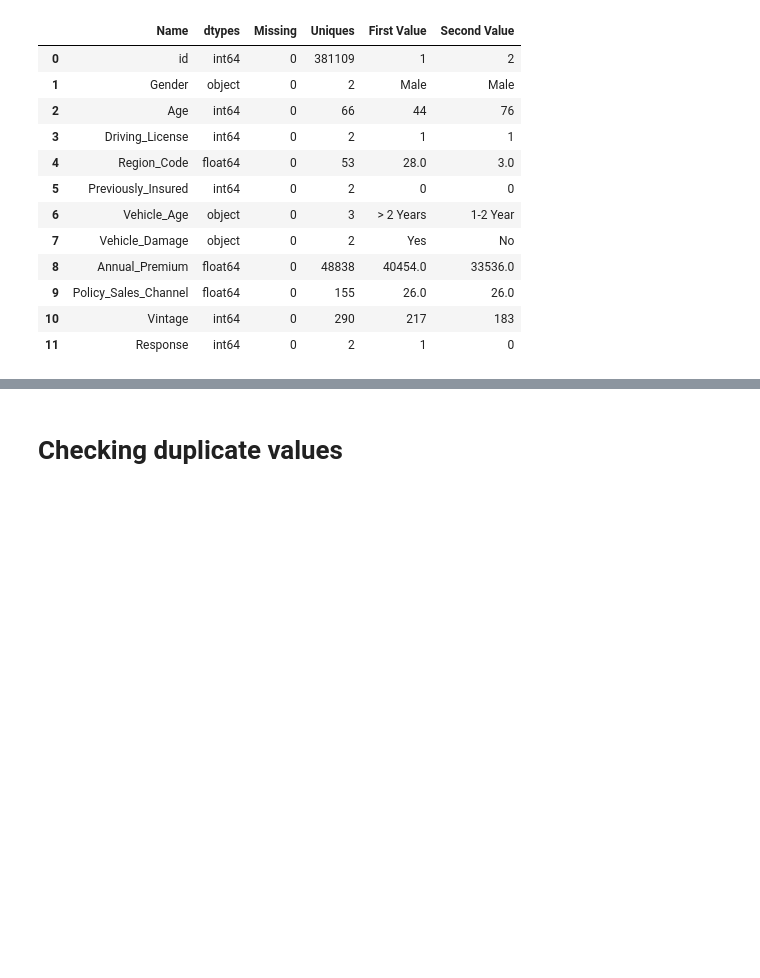
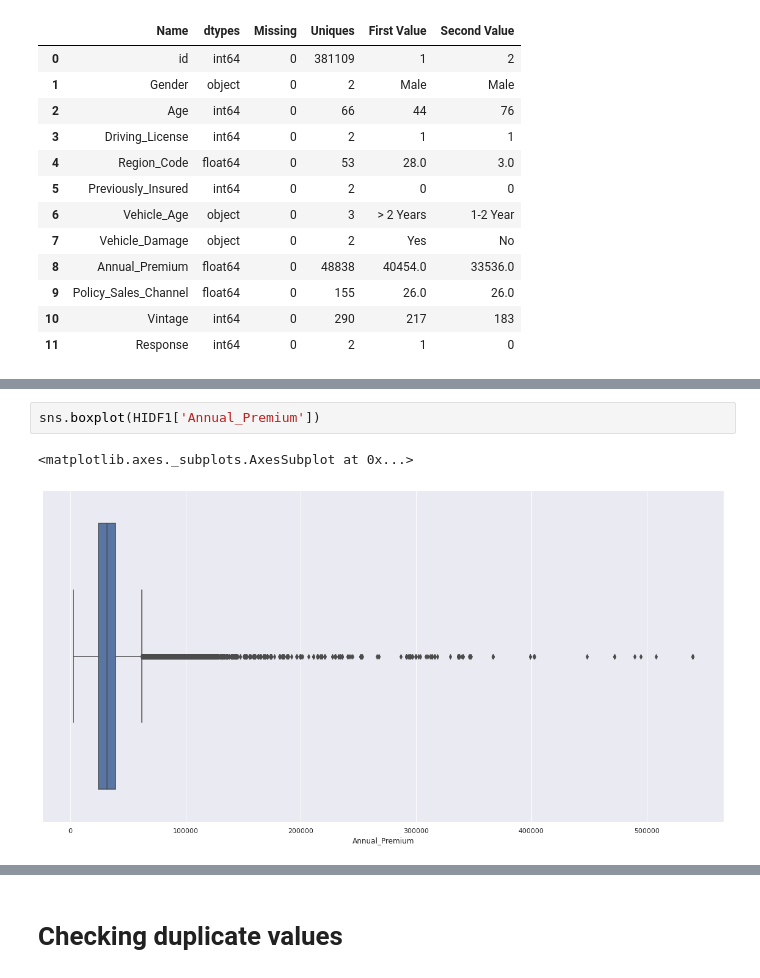
Before and after one commit to DrBharathiTC/HEALTH-INSURANCE-CROSS-SELL-PREDICTION.ipynb, a Jupyter notebook: HEALTH_INSURANCE_CROSS_SELL_PREDICTION.ipynb, the cells around one changed output, grey strips where cells are left out. Saved outputs shown, nothing was run; the diff lists cells and outputs as text; blank space fills up the shorter version.

```diff
--- a/HEALTH_INSURANCE_CROSS_SELL_PREDICTION.ipynb
+++ b/HEALTH_INSURANCE_CROSS_SELL_PREDICTION.ipynb
@@ -236,0 +235,5 @@ for column in HIDF2:
+# %%
+sns.boxplot(HIDF1['Annual_Premium'])
+# %% [output]
+<matplotlib.axes._subplots.AxesSubplot at 0x...>
+[figure, added]
```
Also changed, not shown: parts of 21 cells of this notebook.
